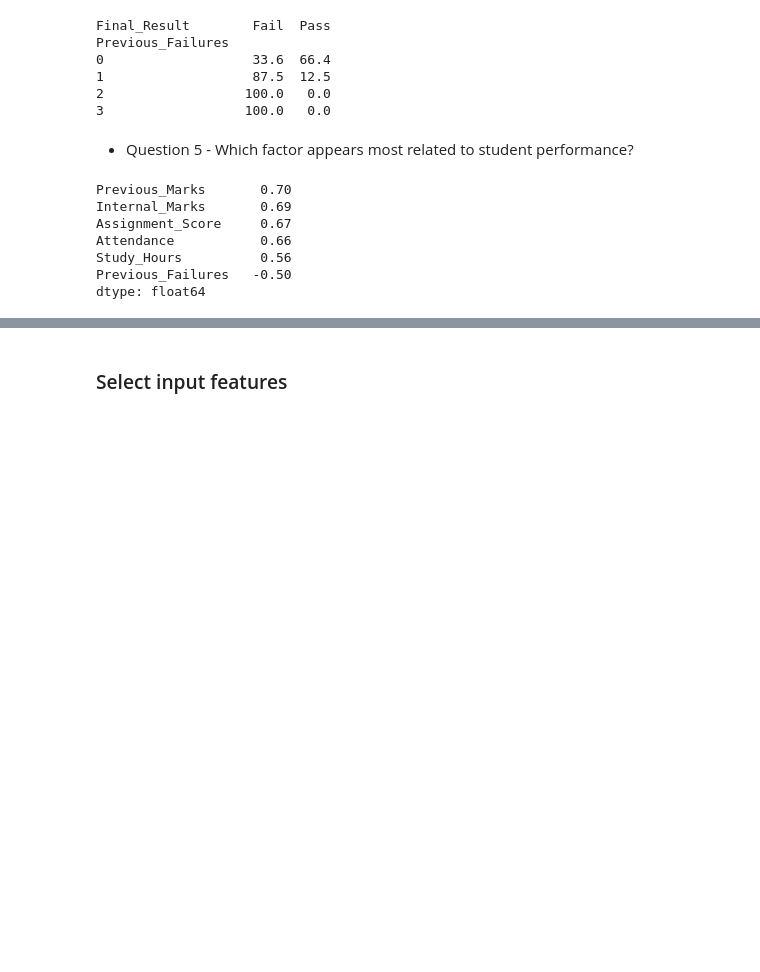
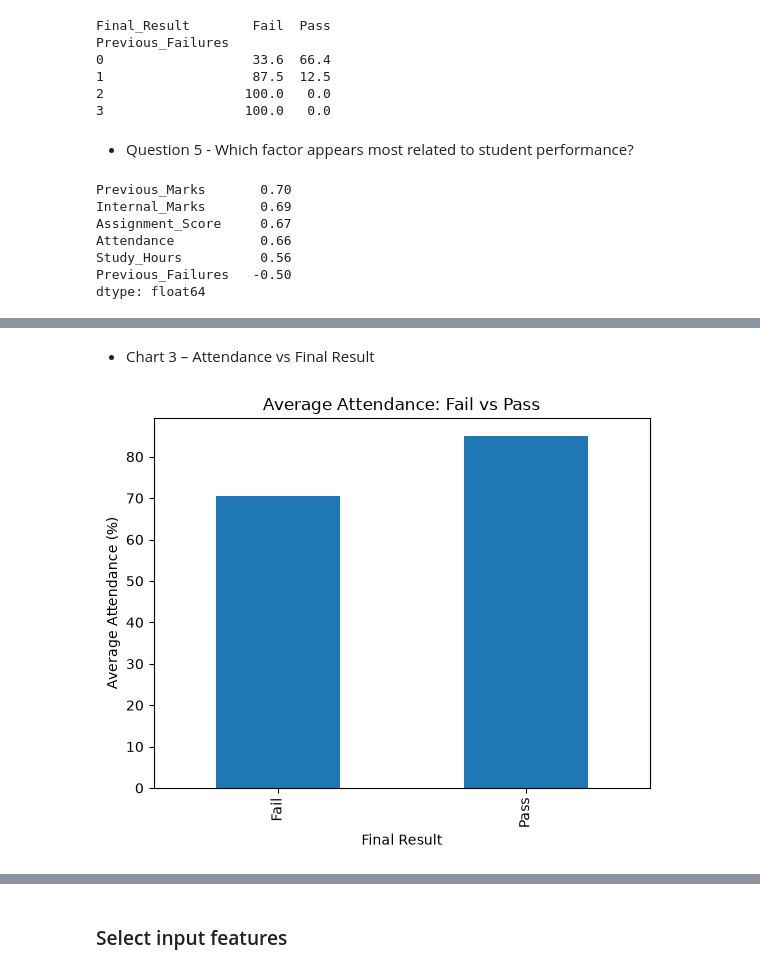
Before and after one commit to Pratik5767/Student-Performance-Prediction-Academic-Analysis-System, a Jupyter notebook: student_performance_perdiction.ipynb, the cells around one changed output, grey strips where cells are left out. Saved outputs shown, nothing was run; the diff lists cells and outputs as text; code cells hidden in the pictures; blank space fills up the shorter version.

```diff
--- a/student_performance_perdiction.ipynb
+++ b/student_performance_perdiction.ipynb
@@ -231,0 +262,14 @@ dtype: float64
+# %% [markdown]
+- Chart 3 – Attendance vs Final Result
+# %%
+average_attendance = clean.groupby("Final_Result")["Attendance"].mean()
+
+average_attendance.plot(kind="bar")
+
+plt.title("Average Attendance: Fail vs Pass")
+plt.xlabel("Final Result")
+plt.ylabel("Average Attendance (%)")
+
+plt.show()
+# %% [output]
+[figure, added]
```
Also changed, not shown: parts of 48 cells of this notebook.
